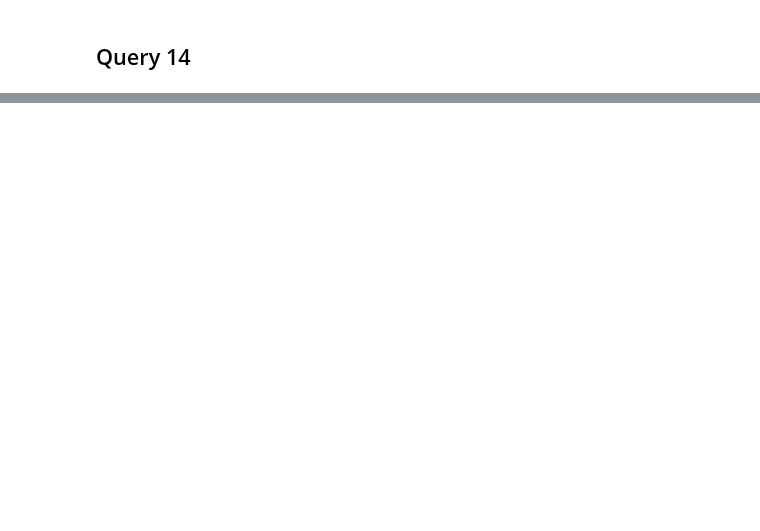
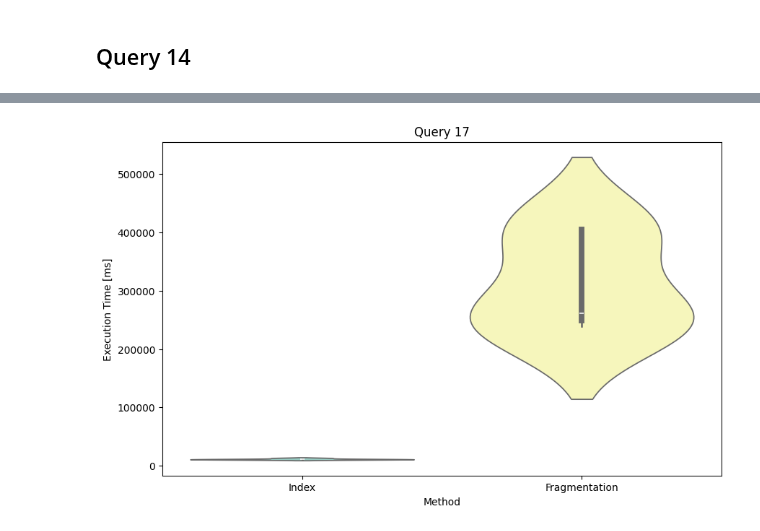
Before and after one commit to ValentinisAlessio/DM_Final_Project, a Jupyter notebook: plots.ipynb, the cells around one changed output, grey strips where cells are left out. Saved outputs shown, nothing was run; the diff lists cells and outputs as text; code cells hidden in the pictures; blank space fills up the shorter version.

```diff
--- a/plots.ipynb
+++ b/plots.ipynb
@@ -184,0 +213,17 @@ plt.show()
+# %%
+df_base_q17=df_base[df_base['Query']==17]
+df_index_q17=df_index[df_index['Query']==17]
+df_frag_q17=df_frag[df_frag['Query']==17]
+df_q17=pd.concat([df_base_q17, df_index_q17, df_frag_q17], ignore_index=True)
+df_q17['Method']=['Baseline']*len(df_base_q17)+['Index']*len(df_index_q17)+['Fragmentation']*len(df_frag_q17)
+df_q17=df_q17.drop(columns=['Query'])
+# %%
+plt.figure(figsize=(10, 6))
+sns.violinplot(x='Method', y='Execution Time [ms]', data=df_q17, palette=colors, hue='Method')
+
+plt.title('Query 17')
+plt.xlabel('Method')
+plt.ylabel('Execution Time [ms]')
+plt.show()
+# %% [output]
+[figure, added]
```
Also changed, not shown: parts of 8 cells of this notebook.
